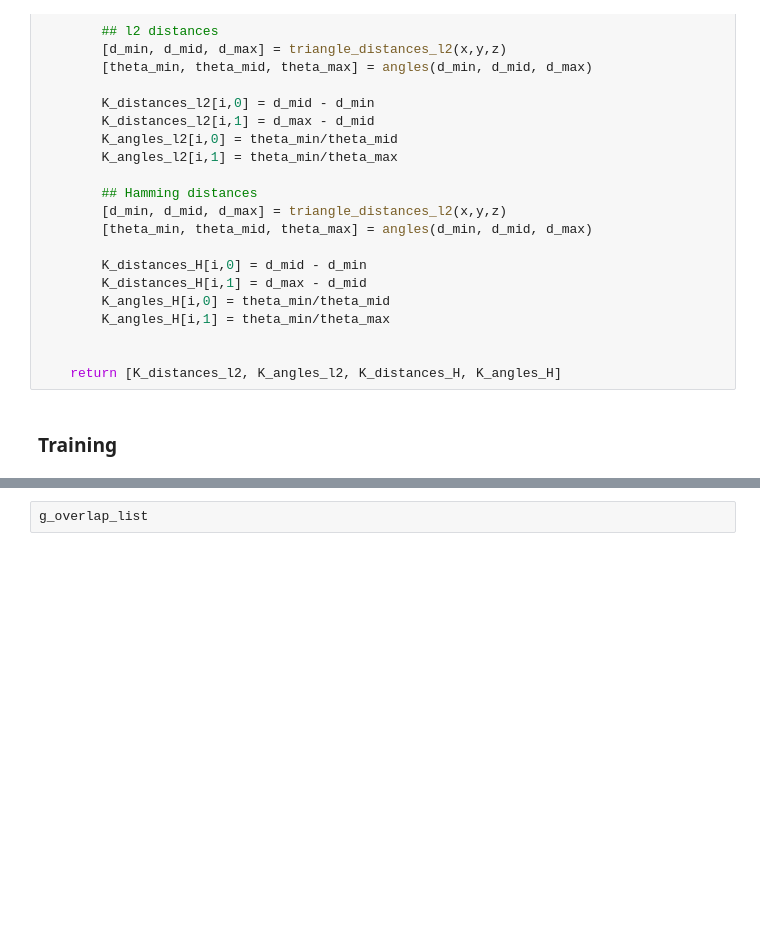
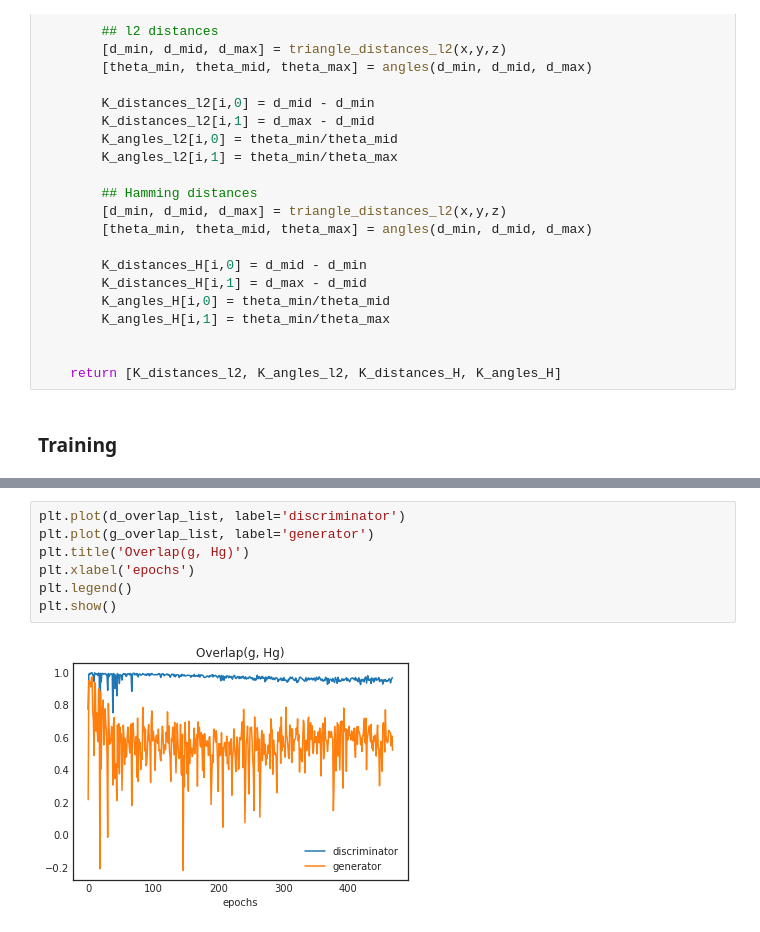
Before and after one commit to gshartnett/PyTorch-GAN, a Jupyter notebook: implementations/gan/gan notebook.ipynb, the cells around one changed output, grey strips where cells are left out. Drawn from its saved outputs; the diff is of its cells as text; blank space fills up the shorter version.

```diff
--- a/implementations/gan/gan notebook.ipynb
+++ b/implementations/gan/gan notebook.ipynb
@@ -420,2 +421,9 @@ g_overlap: 0.101, d_overlap: 0.974
-# %%
-g_overlap_list
+# %%
+plt.plot(d_overlap_list, label='discriminator')
+plt.plot(g_overlap_list, label='generator')
+plt.title('Overlap(g, Hg)')
+plt.xlabel('epochs')
+plt.legend()
+plt.show()
+# %% [output]
+[figure, added]
```
Also changed, not shown: parts of 2 cells of this notebook.
